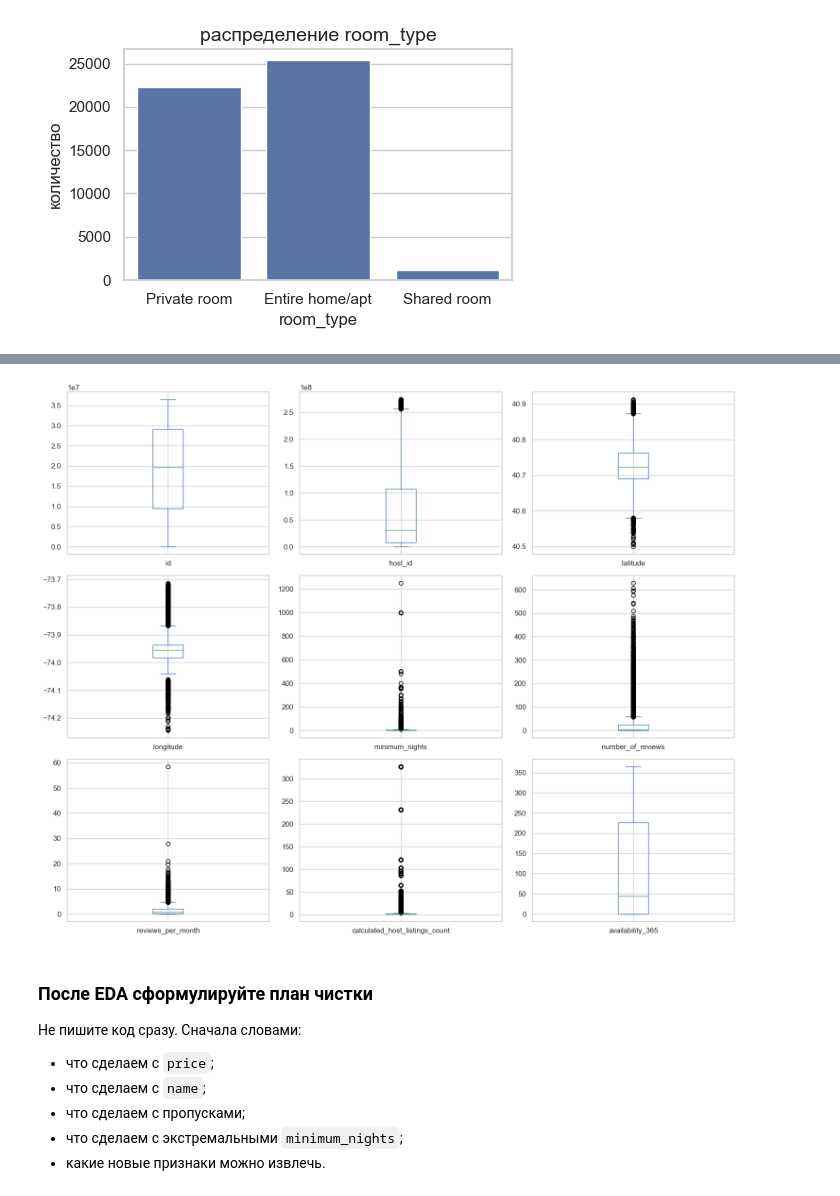
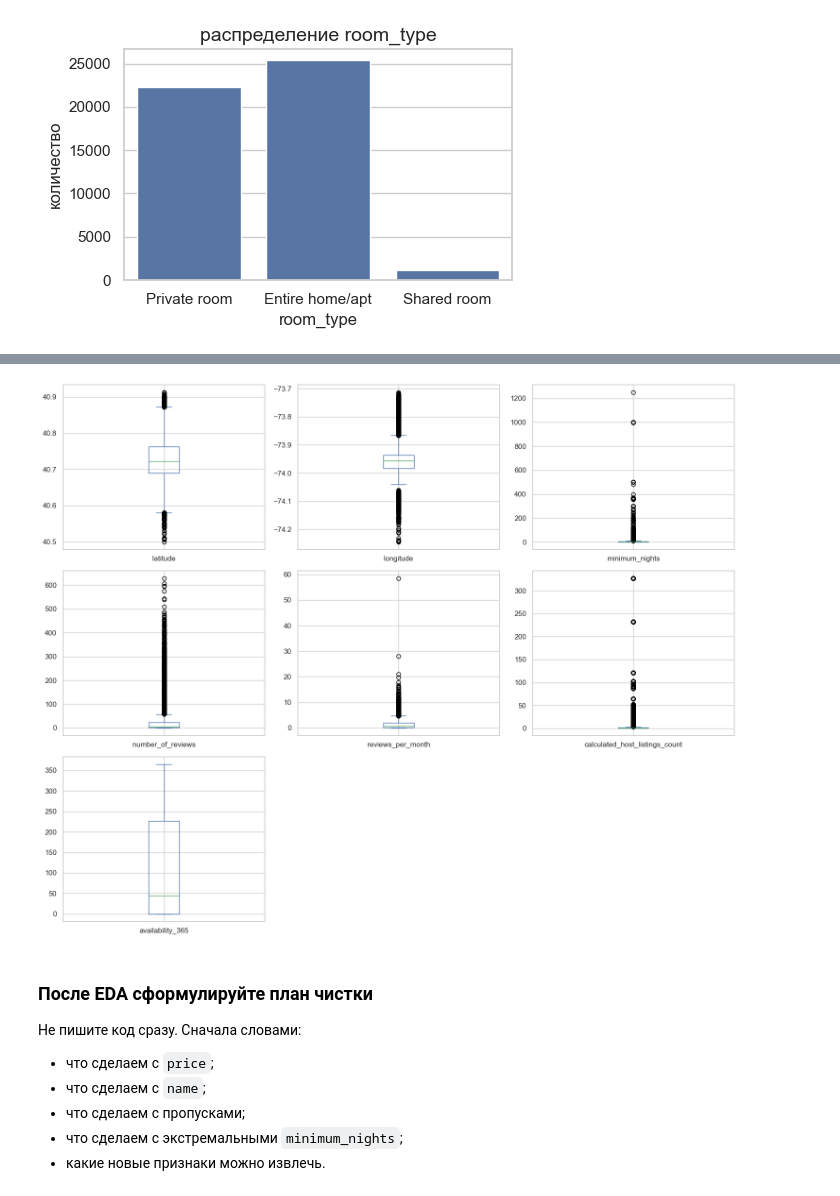
Before and after one commit to VitalyKalinsky/ML-studying, a Jupyter notebook: Linear regression/lecture_2_linear_vs_logistic_student_workbook.ipynb, the cells around one changed output, grey strips where cells are left out. Drawn from its saved outputs; the diff is of its cells as text; code cells hidden in the pictures.

```diff
--- a/Linear regression/lecture_2_linear_vs_logistic_student_workbook.ipynb
+++ b/Linear regression/lecture_2_linear_vs_logistic_student_workbook.ipynb
@@ -427,14 +421,14 @@ plt.show()
 # %%
-numeric_cols = airbnb_dirty.select_dtypes(include=["int64", "float64"])
+numeric_cols = airbnb_dirty.select_dtypes(include=["int64", "float64"]).drop(columns=["id", "host_id"])
 
 numeric_cols.plot(
     kind="box", subplots=True, layout=(3, 3), figsize=(15, 12), sharey=False
 )
 
 plt.tight_layout()
 plt.show()
 # %% [output]
-[figure, old version]
+[figure, new version]
 # %% [markdown]
 ### После EDA сформулируйте план чистки
 
```
Also changed, not shown: parts of 37 cells of this notebook, 1 other file.
